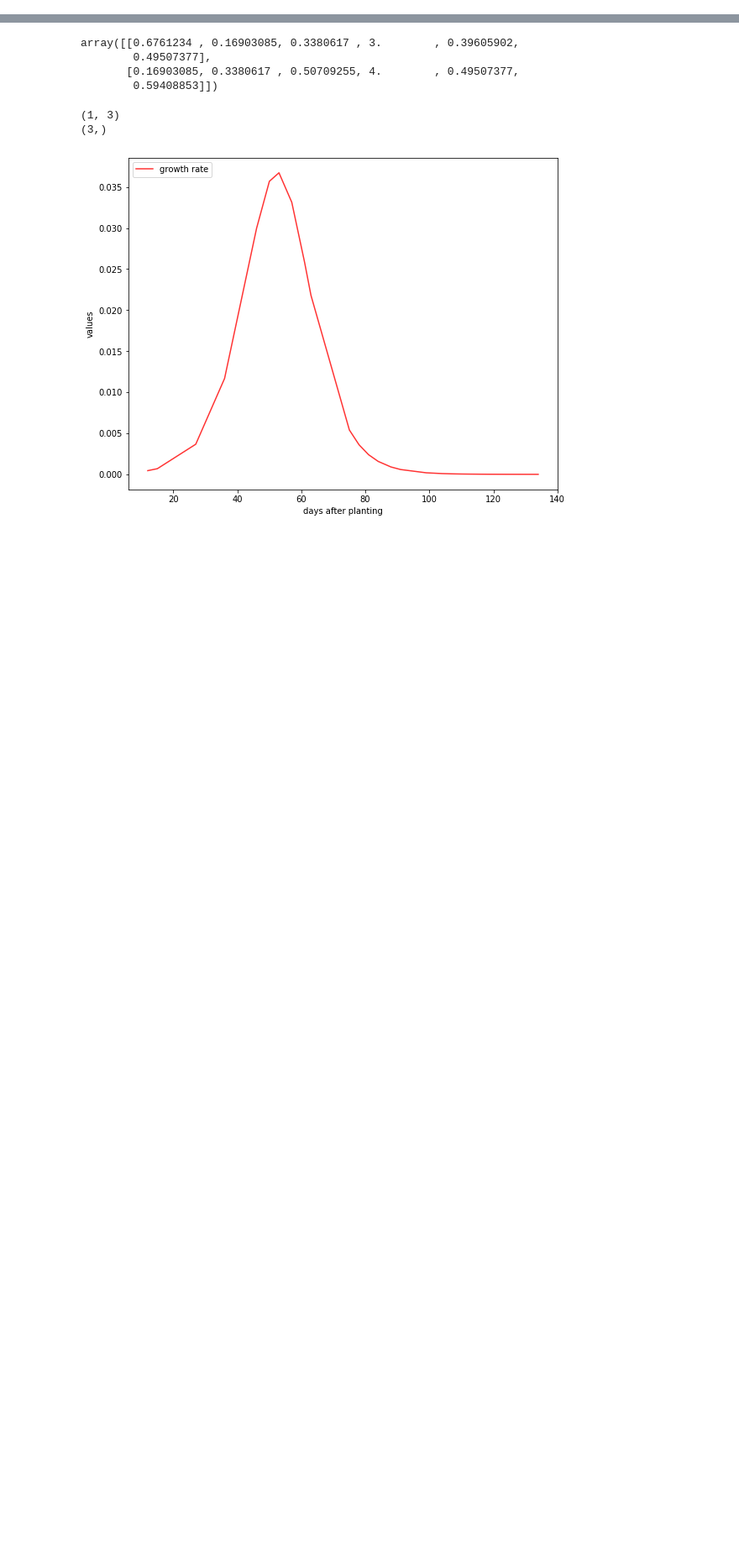
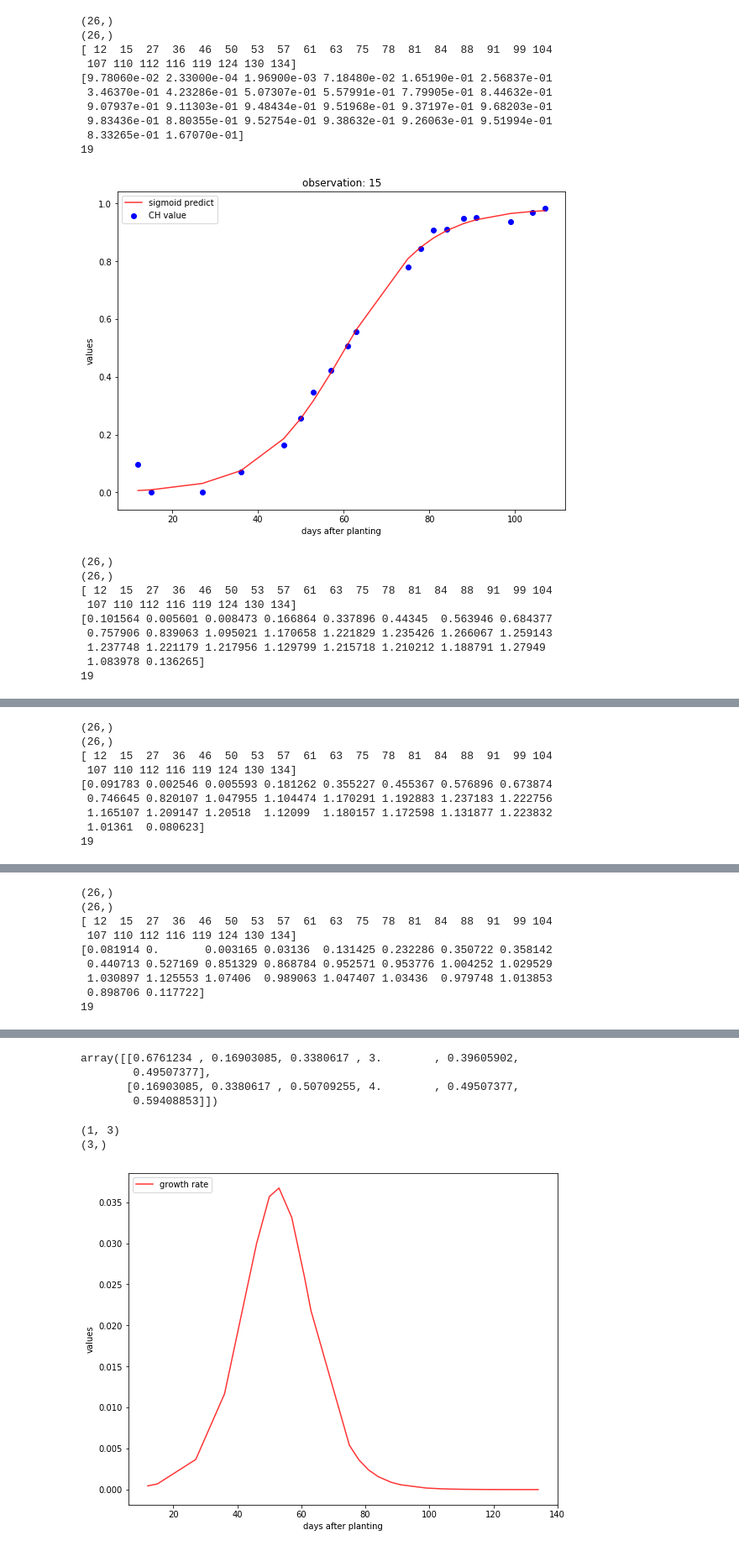
Before and after one commit to pvhau169/Cotton_Predict_Yield, a Jupyter notebook: processSigmoid.ipynb, the cells around one changed output, grey strips where cells are left out. Shown at 84% size. Saved outputs shown, nothing was run; the diff lists cells and outputs as text; code cells hidden in the pictures; blank space fills up the shorter version.

```diff
--- a/processSigmoid.ipynb
+++ b/processSigmoid.ipynb
@@ -45,12 +45,20 @@ parameter = 'ch'
 parameter_data = pd.read_csv(path.format('_'+parameter))
 # %%
 def show_sigmoid(observation):
+
+    remove_zero = parameters['remove_zero']
+
     data = parameter_data.copy()
     date_keys = data.columns
     x = np.array([countDaysAfterPlanting(plant_date, date_key) for date_key in date_keys])
     mask = x <=limit_day
     y = data.loc[observation].values
-#     mask = mask & (y>0)
+    print(mask.shape)
+    print(y.shape)
+    print(x)
+    print(y)
+    if remove_zero:
+        mask = mask & (y>0)
     x = x[mask]
     y = y[mask]
     print(len(x))
@@ -61,6 +69,7 @@ def show_sigmoid(observation):
     ax.plot(x, sigmoid(x, a, b,c), color = 'red', label = 'sigmoid predict', alpha = 0.8)
     ax.set_xlabel('days after planting')
     ax.set_ylabel('values')
+    ax.set_title('observation: '+str(observation))
 
     ax.legend(loc = 'upper left' )
 
@@ -67,0 +81,28 @@ def show_sigmoid(observation):
+# %%
+parameters = {}
+
+
+parameters['remove_zero'] = False
+for observation in range(10):
+    show_sigmoid(observation +15)
+# %% [output]
+(26,)
+(26,)
+[ 12  15  27  36  46  50  53  57  61  63  75  78  81  84  88  91  99 104
+ 107 110 112 116 119 124 130 134]
+[9.78060e-02 2.33000e-04 1.96900e-03 7.18480e-02 1.65190e-01 2.56837e-01
+ 3.46370e-01 4.23286e-01 5.07307e-01 5.57991e-01 7.79905e-01 8.44632e-01
+ 9.07937e-01 9.11303e-01 9.48434e-01 9.51968e-01 9.37197e-01 9.68203e-01
+ 9.83436e-01 8.80355e-01 9.52754e-01 9.38632e-01 9.26063e-01 9.51994e-01
+ 8.33265e-01 1.67070e-01]
+19
+[figure, added]
+(26,)
+(26,)
+[ 12  15  27  36  46  50  53  57  61  63  75  78  81  84  88  91  99 104
+ 107 110 112 116 119 124 130 134]
+[0.101564 0.005601 0.008473 0.166864 0.337896 0.44345  0.563946 0.684377
+ 0.757906 0.839063 1.095021 1.170658 1.221829 1.235426 1.266067 1.259143
+ 1.237748 1.221179 1.217956 1.129799 1.215718 1.210212 1.188791 1.27949
+ 1.083978 0.136265]
+19
@@ -67,0 +110,9 @@ def show_sigmoid(observation):
+(26,)
+(26,)
+[ 12  15  27  36  46  50  53  57  61  63  75  78  81  84  88  91  99 104
+ 107 110 112 116 119 124 130 134]
+[0.091783 0.002546 0.005593 0.181262 0.355227 0.455367 0.576896 0.673874
+ 0.746645 0.820107 1.047955 1.104474 1.170291 1.192883 1.237183 1.222756
+ 1.165107 1.209147 1.20518  1.12099  1.180157 1.172598 1.131877 1.223832
+ 1.01361  0.080623]
+19
@@ -67,0 +120,9 @@ def show_sigmoid(observation):
+(26,)
+(26,)
+[ 12  15  27  36  46  50  53  57  61  63  75  78  81  84  88  91  99 104
+ 107 110 112 116 119 124 130 134]
+[0.081914 0.       0.003165 0.03136  0.131425 0.232286 0.350722 0.358142
+ 0.440713 0.527169 0.851329 0.868784 0.952571 0.953776 1.004252 1.029529
+ 1.030897 1.125553 1.07406  0.989063 1.047407 1.03436  0.979748 1.013853
+ 0.898706 0.117722]
+19
```
Also changed, not shown: parts of 10 cells of this notebook, 13 other files.
